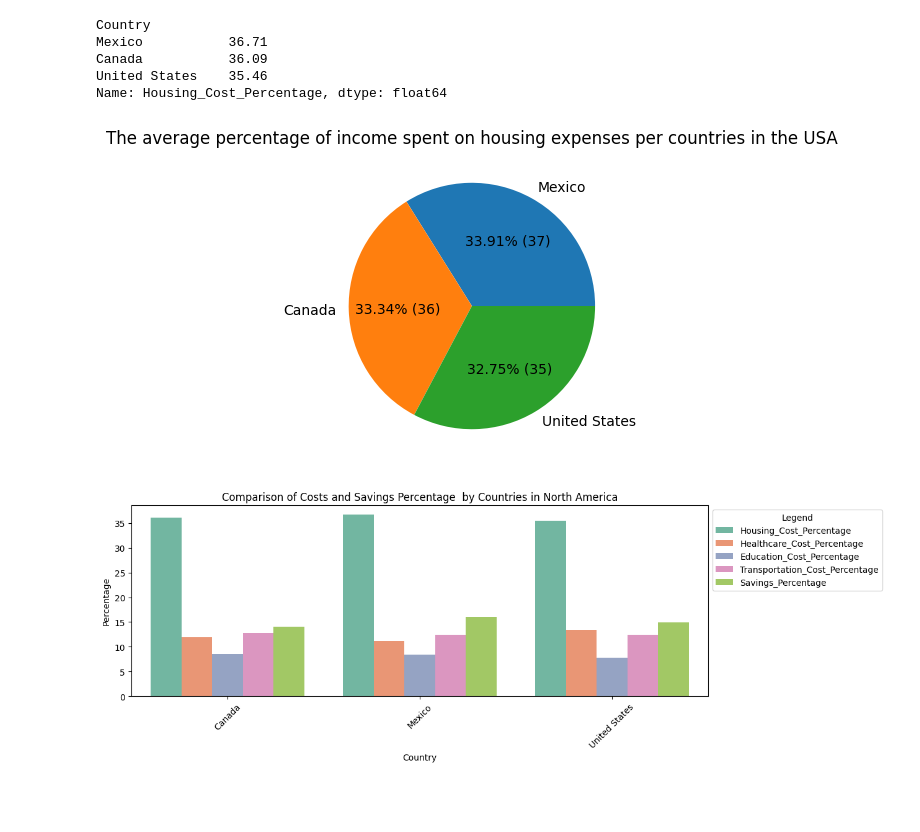
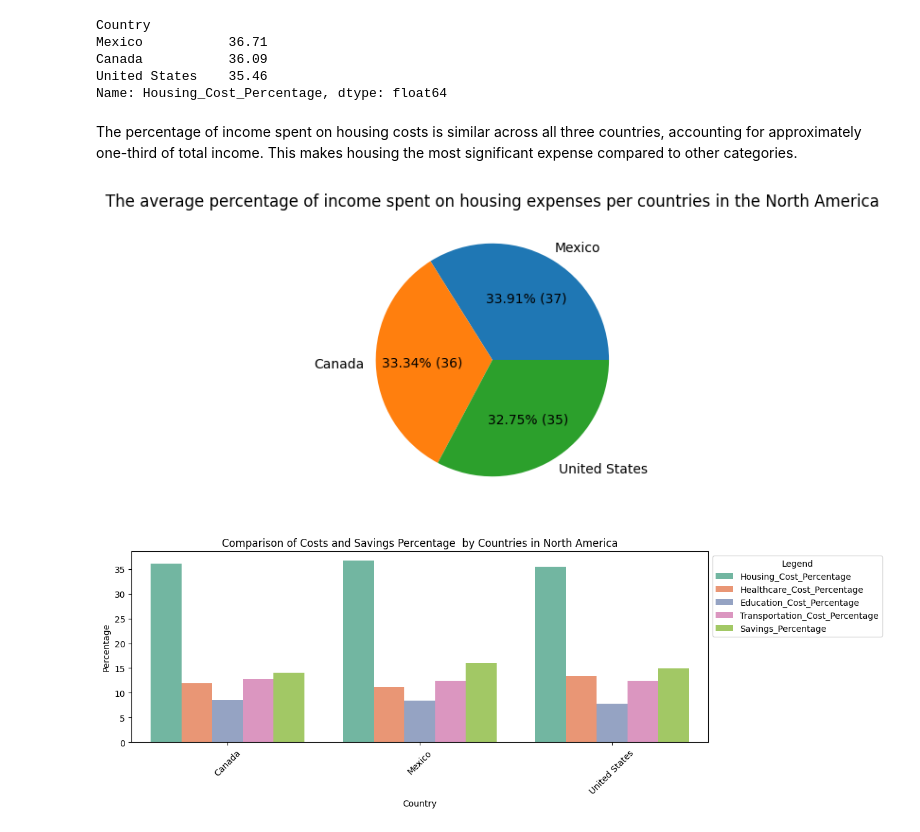
Before and after one commit to annasroka10/Python_final_project, a Jupyter notebook: Python_Final_Project.ipynb, the cells around one changed output. Cells and saved outputs as stored; diff of their text form; code cells hidden in the pictures; blank space fills up the shorter version.

```diff
--- a/Python_Final_Project.ipynb
+++ b/Python_Final_Project.ipynb
@@ -166,12 +218,14 @@ Mexico           36.71
 Canada           36.09
 United States    35.46
 Name: Housing_Cost_Percentage, dtype: float64
+# %% [markdown]
+The percentage of income spent on housing costs is similar across all three countries, accounting for approximately one-third of total income. This makes housing the most significant expense compared to other categories.
 # %%
 plt.figure(figsize=(4, 4))
 plt.pie(countries_in, labels=countries_in.index,
         autopct=lambda p: '{:.2f}% ({:.0f})'.format(p, p / 100 * countries_in.sum()))
-plt.title('The average percentage of income spent on housing expenses per countries in the USA')
+plt.title('The average percentage of income spent on housing expenses per countries in the North America')
 plt.show()
 # %% [output]
-[figure, old version]
+[figure, new version]
 # %%
```
Also changed, not shown: parts of 10 cells of this notebook.
